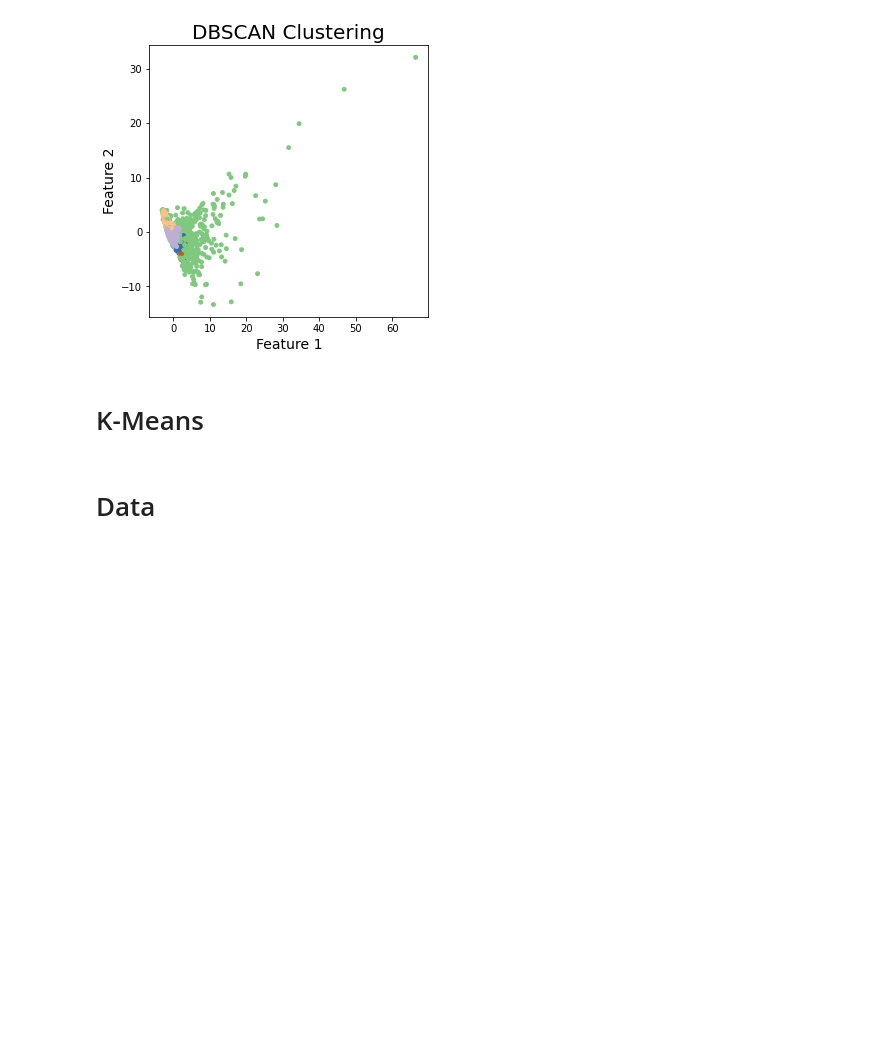
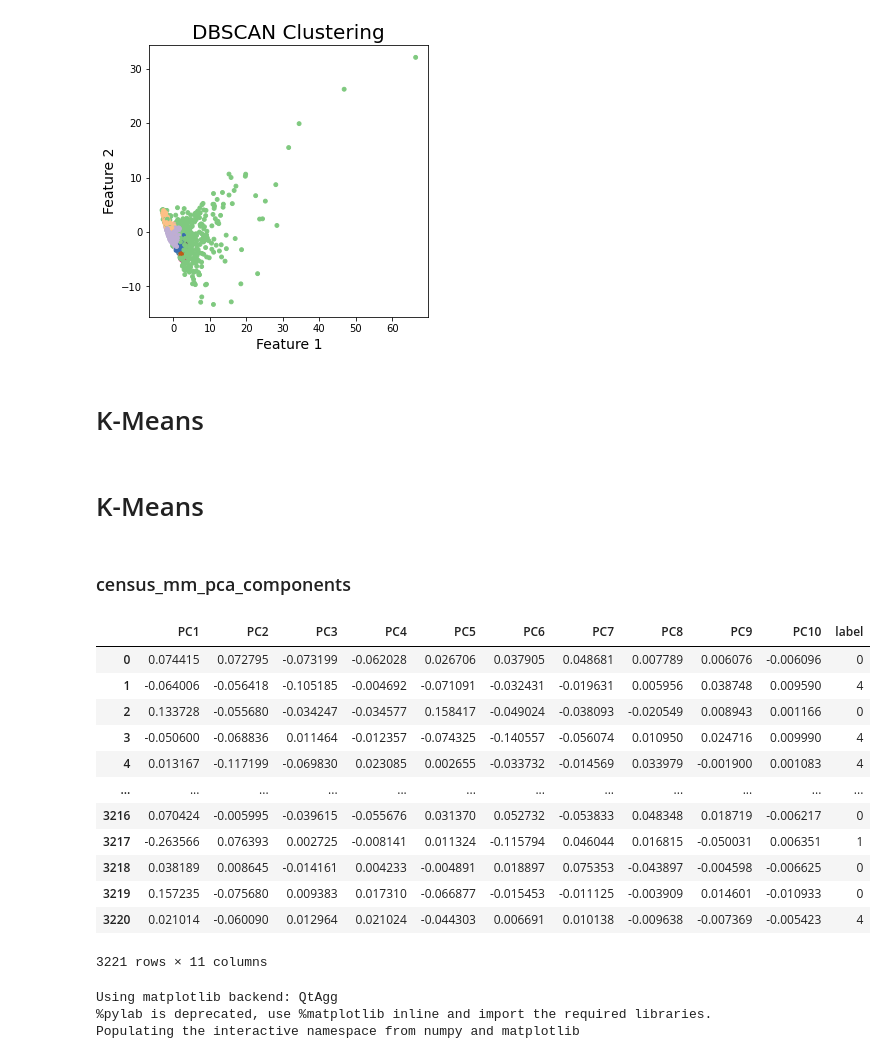
Before and after one commit to RyanZimmermanNWU/Northwestern-MSDS-Capstone-2023, a Jupyter notebook: Scripts/d. Modeling.ipynb, the cells around one changed output. Cells and saved outputs as stored; diff of their text form; code cells hidden in the pictures; blank space fills up the shorter version.

```diff
--- a/Scripts/d. Modeling.ipynb
+++ b/Scripts/d. Modeling.ipynb
@@ -131,5 +134,45 @@ def plot_k(df):
     ax.set_zlabel('PC3')
 
     plt.show()
+# %% [markdown]
+# K-Means
 # %% [markdown]
-# Data
+### census_mm_pca_components
+# %%
+repo_pca = r'https://raw.githubusercontent.com/mattlibonati/Northwestern-MSDS-Capstone-2023/main/Data/principal_components/'
+
+census_mm_pca_components  = pd.read_csv(repo_pca + 'census_mm_pca_components.csv')
+
+# grabs only first 3 components
+X = census_mm_pca_components.iloc[:, :3].values
+
+# elbow curve
+kmeans_elbow(X)
+
+
+%pylab
+# k-mean algo
+census_mm_pca_components = kmeans_cluster(census_mm_pca_components, X)
+display(census_mm_pca_components)
+
+
+
+# plot k-means
+plot_k(census_mm_pca_components)
+# %% [output]
+|  | PC1 | PC2 | PC3 | PC4 | PC5 | PC6 | PC7 | PC8 | PC9 | PC10 | label |
+| 0 | 0.074415 | 0.072795 | -0.073199 | -0.062028 | 0.026706 | 0.037905 | 0.048681 | 0.007789 | 0.006076 | -0.006096 | 0 |
+| 1 | -0.064006 | -0.056418 | -0.105185 | -0.004692 | -0.071091 | -0.032431 | -0.019631 | 0.005956 | 0.038748 | 0.009590 | 4 |
+| 2 | 0.133728 | -0.055680 | -0.034247 | -0.034577 | 0.158417 | -0.049024 | -0.038093 | -0.020549 | 0.008943 | 0.001166 | 0 |
+| 3 | -0.050600 | -0.068836 | 0.011464 | -0.012357 | -0.074325 | -0.140557 | -0.056074 | 0.010950 | 0.024716 | 0.009990 | 4 |
+| 4 | 0.013167 | -0.117199 | -0.069830 | 0.023085 | 0.002655 | -0.033732 | -0.014569 | 0.033979 | -0.001900 | 0.001083 | 4 |
+| ... | ... | ... | ... | ... | ... | ... | ... | ... | ... | ... | ... |
+| 3216 | 0.070424 | -0.005995 | -0.039615 | -0.055676 | 0.031370 | 0.052732 | -0.053833 | 0.048348 | 0.018719 | -0.006217 | 0 |
+| 3217 | -0.263566 | 0.076393 | 0.002725 | -0.008141 | 0.011324 | -0.115794 | 0.046044 | 0.016815 | -0.050031 | 0.006351 | 1 |
+| 3218 | 0.038189 | 0.008645 | -0.014161 | 0.004233 | -0.004891 | 0.018897 | 0.075353 | -0.043897 | -0.004598 | -0.006625 | 0 |
+| 3219 | 0.157235 | -0.075680 | 0.009383 | 0.017310 | -0.066877 | -0.015453 | -0.011125 | -0.003909 | 0.014601 | -0.010933 | 0 |
+| 3220 | 0.021014 | -0.060090 | 0.012964 | 0.021024 | -0.044303 | 0.006691 | 0.010138 | -0.009638 | -0.007369 | -0.005423 | 4 |
+3221 rows × 11 columns
+Using matplotlib backend: QtAgg
+%pylab is deprecated, use %matplotlib inline and import the required libraries.
+Populating the interactive namespace from numpy and matplotlib
```
Also changed, not shown: parts of 21 cells of this notebook.
